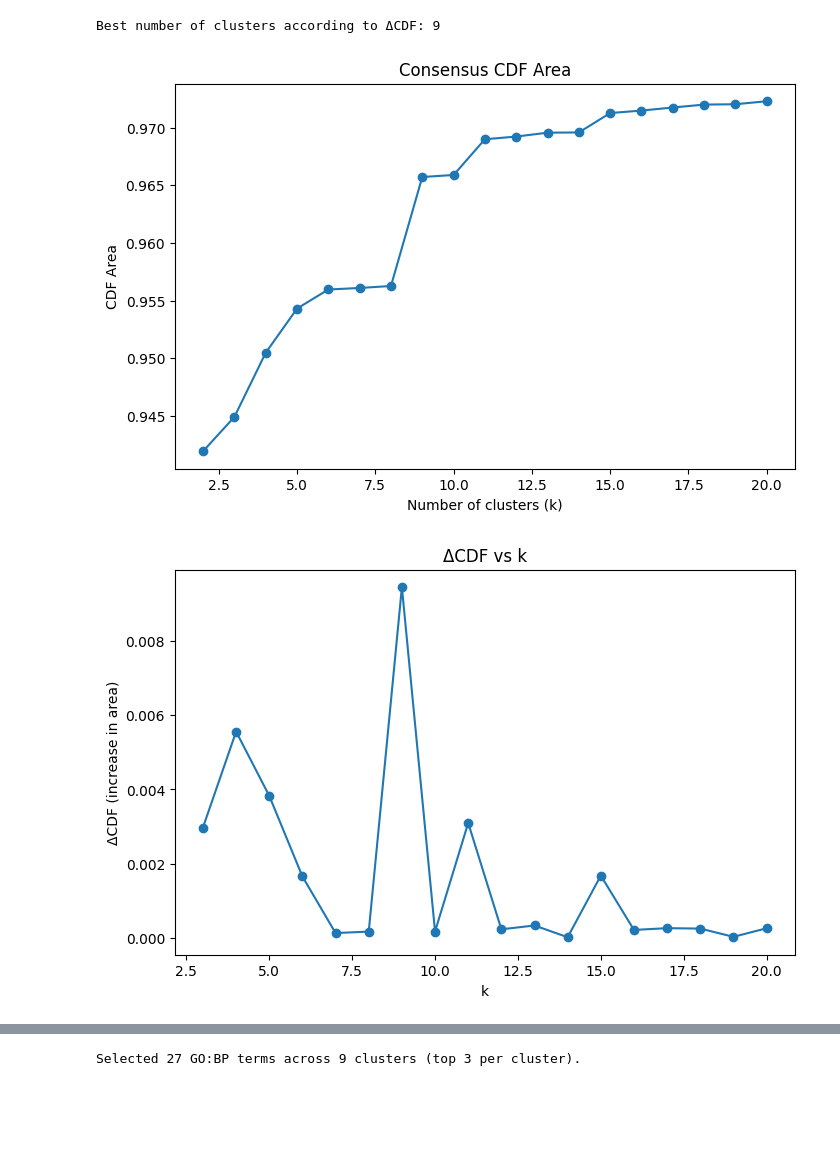
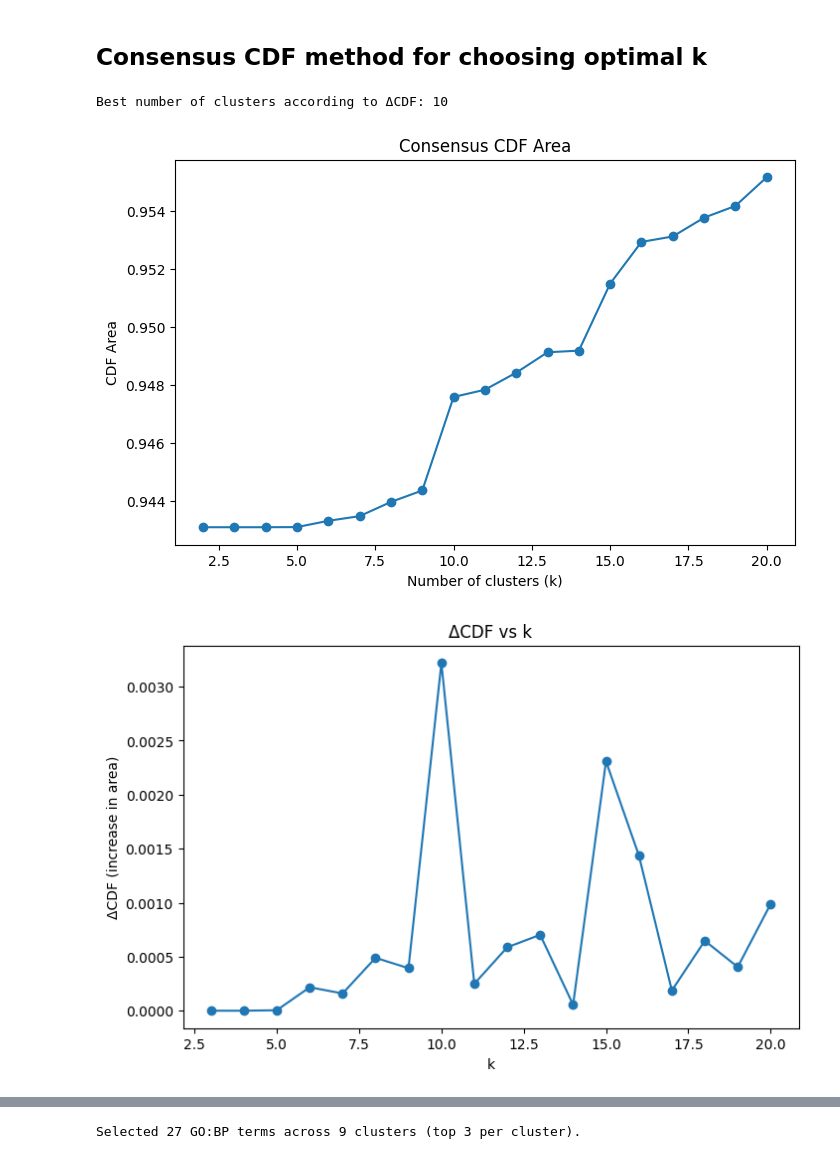
Before and after one commit to Filippo-Corti/ScientificVisualization, a Jupyter notebook: 02-data-integration/consensus_clustering.ipynb, the cells around one changed output, grey strips where cells are left out. Drawn from its saved outputs; the diff is of its cells as text; code cells hidden in the pictures; blank space fills up the shorter version.

Commit message:
trying different consensus clustering method

```diff
--- a/02-data-integration/consensus_clustering.ipynb
+++ b/02-data-integration/consensus_clustering.ipynb
@@ -100,6 +100,8 @@ def consensus_clustering(coassign_matrix, n_clusters=10, method='average'):
     Z = linkage(dist_condensed, method=method)
     labels = fcluster(Z, t=n_clusters, criterion='maxclust')
     return labels
+# %% [markdown]
+## Consensus CDF method for choosing optimal k
 # %%
 def consensus_cdf(consensus_matrix, bins=100):
     """
@@ -160,37 +162,39 @@ def find_optimal_k(cdf_results):
     best_k = ks[best_idx + 1]     # delta is between k and k+1
 
     return best_k, ks, aucs, deltas
 
+mofa_view = ['MOFA']
+
 coassign = build_coassignment_matrix(clusterings,
-                                     views_to_include=["HPO","GO_CC","GO_BP","GO_MF","MOFA"],
+                                     views_to_include=mofa_view,
                                      ks_to_include=range(20,51))  # pick stable ks
 
 k_range = range(2, 21)
 
 cdf_results = compute_cdf_scores(coassign, k_range)
 best_k, ks, aucs, deltas = find_optimal_k(cdf_results)
 
 print("Best number of clusters according to ΔCDF:", best_k)
 
 # Plot AUC
 plt.figure(figsize=(8,5))
 plt.plot(ks, aucs, "-o")
 plt.xlabel("Number of clusters (k)")
 plt.ylabel("CDF Area")
 plt.title("Consensus CDF Area")
 plt.show()
 
 # Plot ΔCDF
 plt.figure(figsize=(8,5))
 plt.plot(ks[1:], deltas, "-o")
 plt.xlabel("k")
 plt.ylabel("ΔCDF (increase in area)")
 plt.title("ΔCDF vs k")
 plt.show()
 # %% [output]
-Best number of clusters according to ΔCDF: 9
+Best number of clusters according to ΔCDF: 10
-[figure, old version]
+[figure, new version]
-[figure, old version]
+[figure, new version]
 # %%
 # Step 2: compute consensus clusters
 n_consensus_clusters = best_k
```
Also changed, not shown: parts of 9 cells of this notebook.
